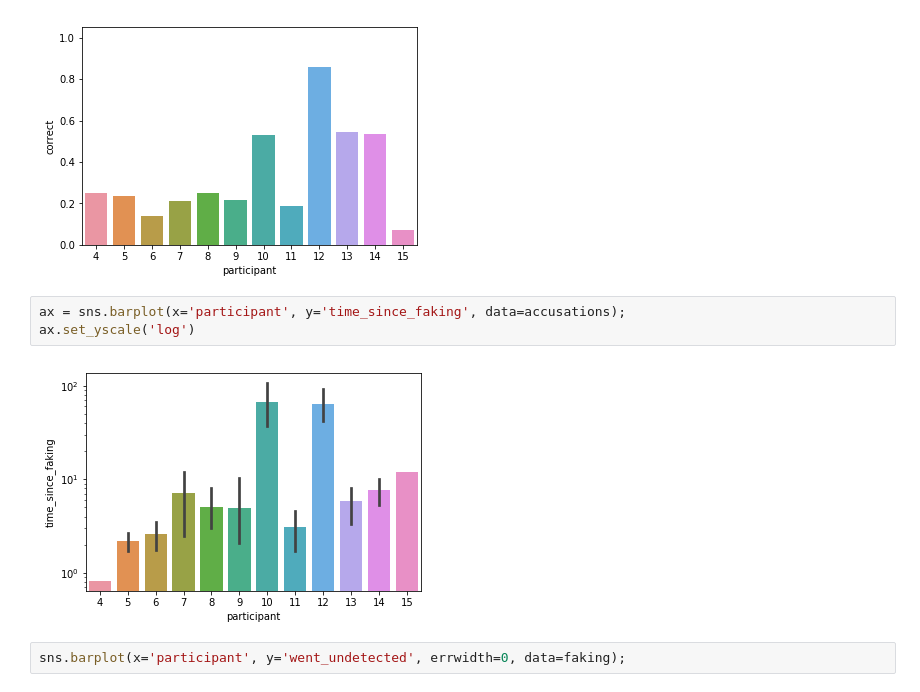
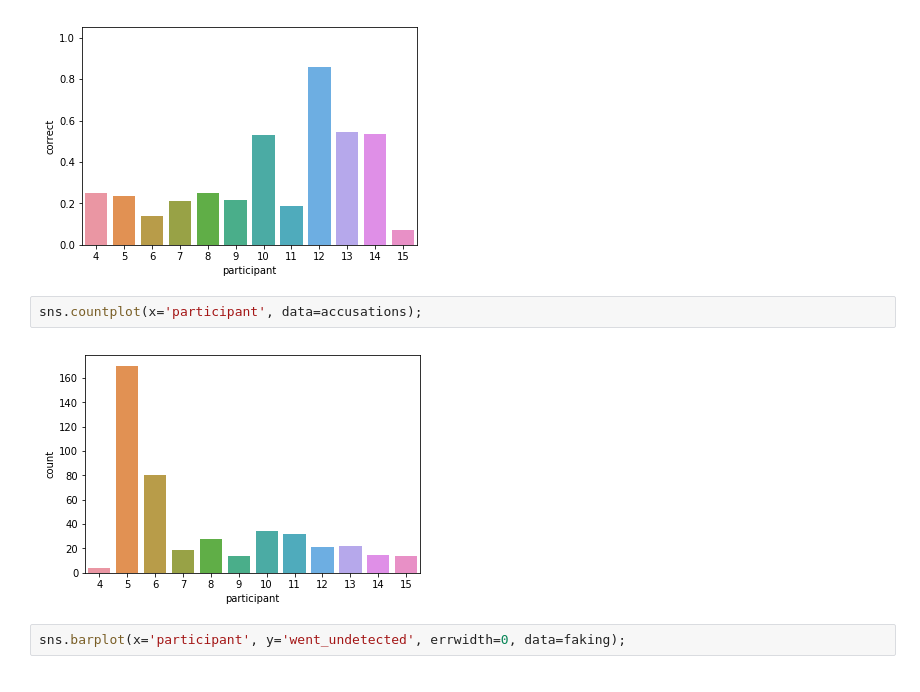
Before and after one commit to Nagasaki45/UnsocialVR, a Jupyter notebook: experiment/Analysis.ipynb, the cells around one changed output. Saved outputs shown, nothing was run; the diff lists cells and outputs as text.

```diff
--- a/experiment/Analysis.ipynb
+++ b/experiment/Analysis.ipynb
@@ -266,11 +261,10 @@ To see if participant 9 / participant 13 (that are the same person) looks normal
 sns.barplot(x='participant', y='correct', errwidth=0, data=accusations);
 # %% [output]
 [figure]
-# %%
-ax = sns.barplot(x='participant', y='time_since_faking', data=accusations);
-ax.set_yscale('log')
-# %% [output]
-[figure, removed]
+# %%
+sns.countplot(x='participant', data=accusations);
+# %% [output]
+[figure, added]
 # %%
 sns.barplot(x='participant', y='went_undetected', errwidth=0, data=faking);
 # %% [output]
```
Also changed, not shown: parts of 21 cells of this notebook.
